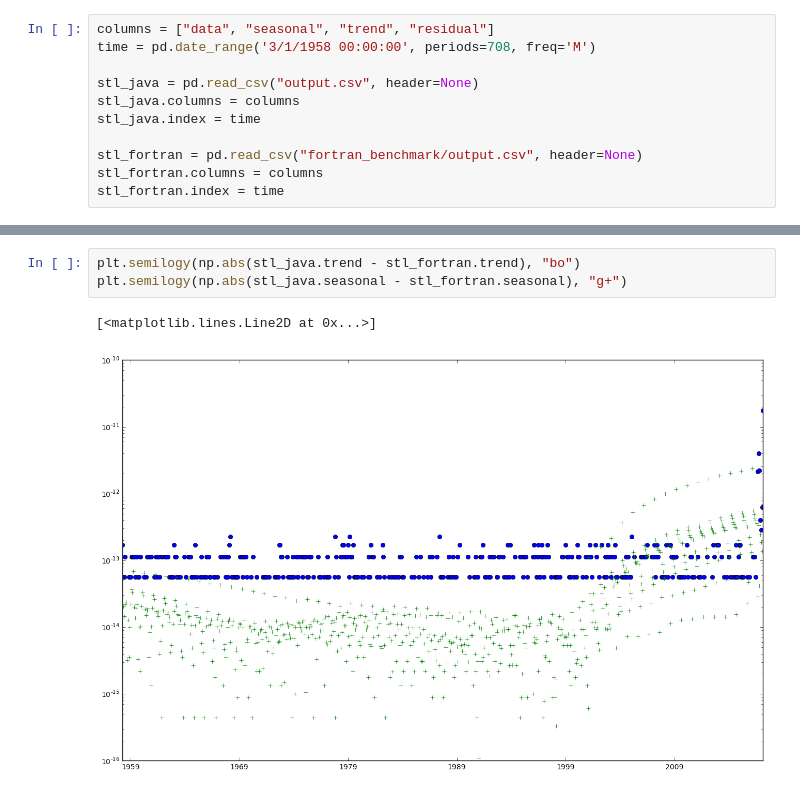
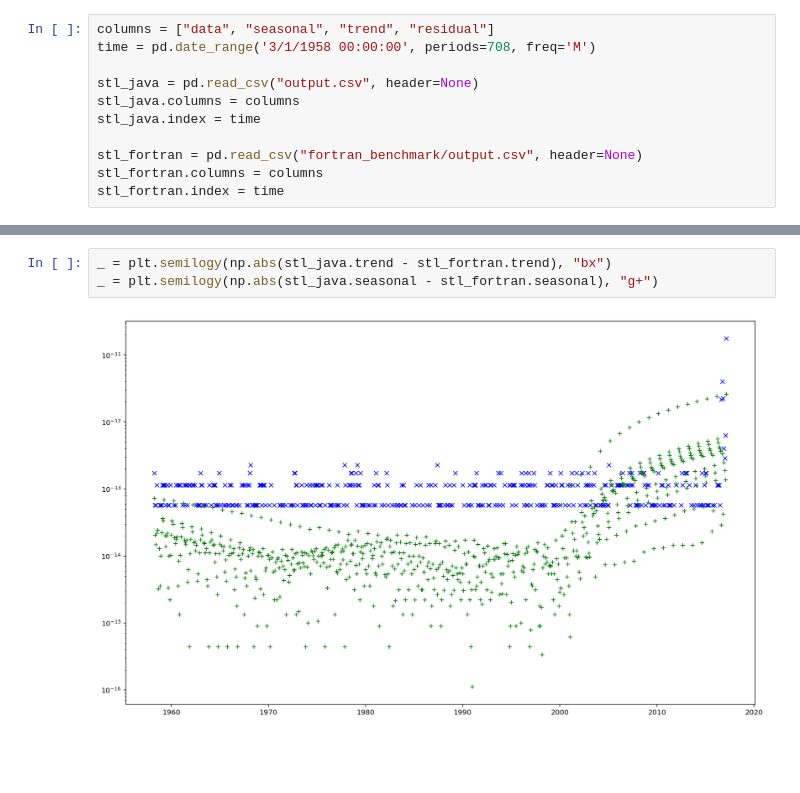
Before and after one commit to ServiceNow/stl-decomp-4j, a Jupyter notebook: examples/StlPerfTest/StlJavaFortranComparison.ipynb, the cells around one changed output, grey strips where cells are left out. Saved outputs shown, nothing was run; the diff lists cells and outputs as text; blank space fills up the shorter version.

```diff
--- a/examples/StlPerfTest/StlJavaFortranComparison.ipynb
+++ b/examples/StlPerfTest/StlJavaFortranComparison.ipynb
@@ -58,6 +61,5 @@ stl_plot(stl_fortran)
 # %%
-plt.semilogy(np.abs(stl_java.trend - stl_fortran.trend), "bo")
-plt.semilogy(np.abs(stl_java.seasonal - stl_fortran.seasonal), "g+")
+_ = plt.semilogy(np.abs(stl_java.trend - stl_fortran.trend), "bx")
+_ = plt.semilogy(np.abs(stl_java.seasonal - stl_fortran.seasonal), "g+")
 # %% [output]
-[<matplotlib.lines.Line2D at 0x...>]
-[figure, old version]
+[figure, new version]
```
Also changed, not shown: parts of 4 cells of this notebook.
